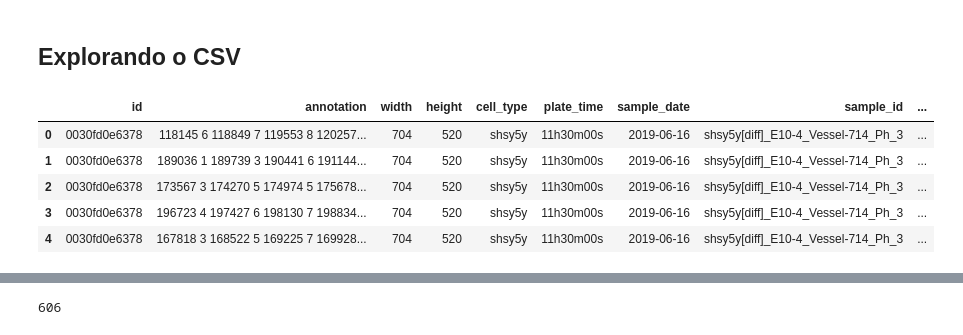
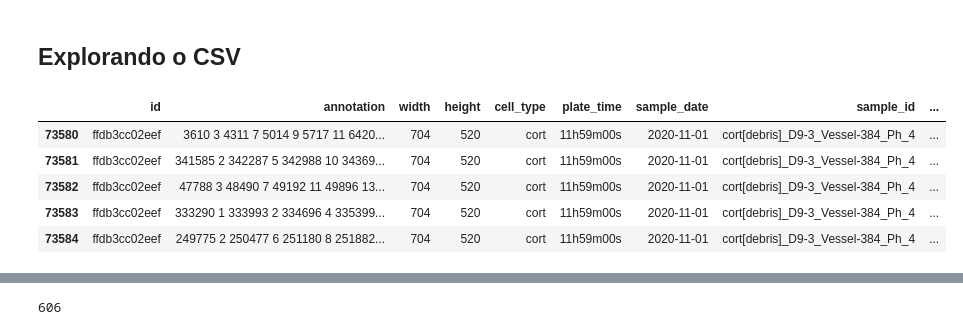
Before and after one commit to opassos/blog, a Jupyter notebook: _notebooks/2021-10-30-EDA_Satorius_Cell_Segmentation.ipynb, the cells around one changed output, grey strips where cells are left out. Saved outputs shown, nothing was run; the diff lists cells and outputs as text; code cells hidden in the pictures.

```diff
--- a/_notebooks/2021-10-30-EDA_Satorius_Cell_Segmentation.ipynb
+++ b/_notebooks/2021-10-30-EDA_Satorius_Cell_Segmentation.ipynb
@@ -55,11 +47,11 @@ api.competition_download_files('sartorius-cell-instance-segmentation')
 ## Explorando o CSV
 # %%
 df = pd.read_csv('/content/comp_data/train.csv')
-df.head()
+df.tail()
 # %% [output]
 |  | id | annotation | width | height | cell_type | plate_time | sample_date | sample_id | ... |
-| 0 | 0030fd0e6378 | 118145 6 118849 7 119553 8 120257... | 704 | 520 | shsy5y | 11h30m00s | 2019-06-16 | shsy5y[diff]_E10-4_Vessel-714_Ph_3 | ... |
-| 1 | 0030fd0e6378 | 189036 1 189739 3 190441 6 191144... | 704 | 520 | shsy5y | 11h30m00s | 2019-06-16 | shsy5y[diff]_E10-4_Vessel-714_Ph_3 | ... |
-| 2 | 0030fd0e6378 | 173567 3 174270 5 174974 5 175678... | 704 | 520 | shsy5y | 11h30m00s | 2019-06-16 | shsy5y[diff]_E10-4_Vessel-714_Ph_3 | ... |
-| 3 | 0030fd0e6378 | 196723 4 197427 6 198130 7 198834... | 704 | 520 | shsy5y | 11h30m00s | 2019-06-16 | shsy5y[diff]_E10-4_Vessel-714_Ph_3 | ... |
-| 4 | 0030fd0e6378 | 167818 3 168522 5 169225 7 169928... | 704 | 520 | shsy5y | 11h30m00s | 2019-06-16 | shsy5y[diff]_E10-4_Vessel-714_Ph_3 | ... |
+| 73580 | ffdb3cc02eef | 3610 3 4311 7 5014 9 5717 11 6420... | 704 | 520 | cort | 11h59m00s | 2020-11-01 | cort[debris]_D9-3_Vessel-384_Ph_4 | ... |
+| 73581 | ffdb3cc02eef | 341585 2 342287 5 342988 10 34369... | 704 | 520 | cort | 11h59m00s | 2020-11-01 | cort[debris]_D9-3_Vessel-384_Ph_4 | ... |
+| 73582 | ffdb3cc02eef | 47788 3 48490 7 49192 11 49896 13... | 704 | 520 | cort | 11h59m00s | 2020-11-01 | cort[debris]_D9-3_Vessel-384_Ph_4 | ... |
+| 73583 | ffdb3cc02eef | 333290 1 333993 2 334696 4 335399... | 704 | 520 | cort | 11h59m00s | 2020-11-01 | cort[debris]_D9-3_Vessel-384_Ph_4 | ... |
+| 73584 | ffdb3cc02eef | 249775 2 250477 6 251180 8 251882... | 704 | 520 | cort | 11h59m00s | 2020-11-01 | cort[debris]_D9-3_Vessel-384_Ph_4 | ... |
```
Also changed, not shown: parts of 33 cells of this notebook.
